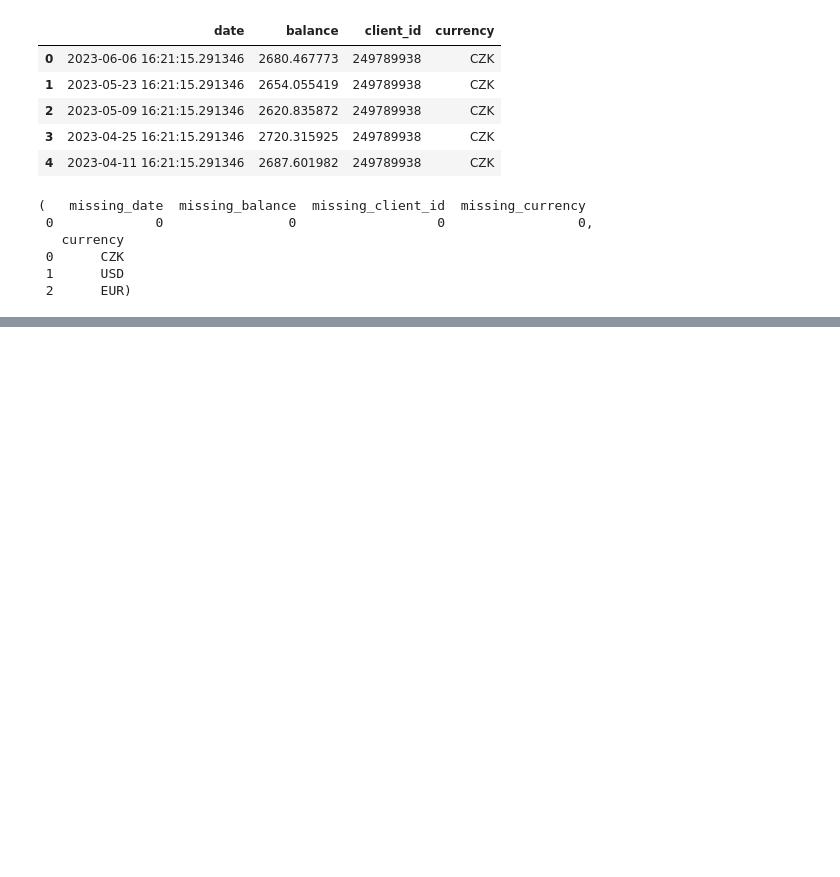
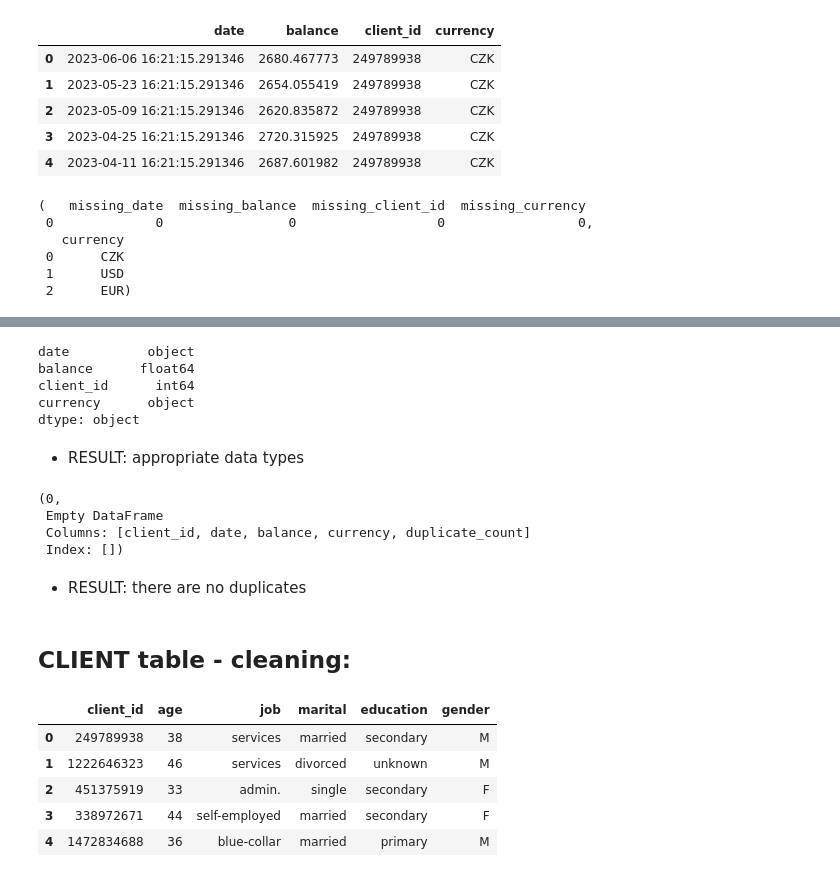
Before and after one commit to misanehasilova/Final_project, a Jupyter notebook: cleaning_data.ipynb, the cells around one changed output, grey strips where cells are left out. Saved outputs shown, nothing was run; the diff lists cells and outputs as text; code cells hidden in the pictures; blank space fills up the shorter version.

```diff
--- a/cleaning_data.ipynb
+++ b/cleaning_data.ipynb
@@ -53,0 +58,47 @@ missing_values, currency_consistency
+# %%
+# check the data types
+sample_data_types_balances = balances_preview.dtypes
+
+sample_data_types_balances
+# %% [output]
+date          object
+balance      float64
+client_id      int64
+currency      object
+dtype: object
+# %% [markdown]
+- RESULT: appropriate data types
+# %%
+# Identify duplicate records in the 'balances' table based on 'client_id', 'balance', 'currency', and 'date'
+duplicate_balances_query = """
+SELECT client_id, date, balance, currency, COUNT(*) as duplicate_count
+FROM balances
+GROUP BY client_id, date, balance, currency
+HAVING COUNT(*) > 1;
+"""
+
+duplicate_balances = pd.read_sql_query(duplicate_balances_query, conn)
+
+# Display the number of duplicate records found and the first few for review
+duplicate_balances_count = len(duplicate_balances)
+duplicate_balances_count, duplicate_balances.head()
+# %% [output]
+(0,
+ Empty DataFrame
+ Columns: [client_id, date, balance, currency, duplicate_count]
+ Index: [])
+# %% [markdown]
+- RESULT: there are no duplicates
+# %% [markdown]
+## CLIENT table - cleaning:
+# %%
+# Preview the first few rows
+client_preview = pd.read_sql_query("SELECT * FROM client LIMIT 5;", conn)
+client_preview
+# %% [output]
+|  | client_id | age | job | marital | education | gender |
+| 0 | 249789938 | 38 | services | married | secondary | M |
+| 1 | 1222646323 | 46 | services | divorced | unknown | M |
+| 2 | 451375919 | 33 | admin. | single | secondary | F |
+| 3 | 338972671 | 44 | self-employed | married | secondary | F |
+| 4 | 1472834688 | 36 | blue-collar | married | primary | M |
```
Also changed, not shown: parts of 15 cells of this notebook.
